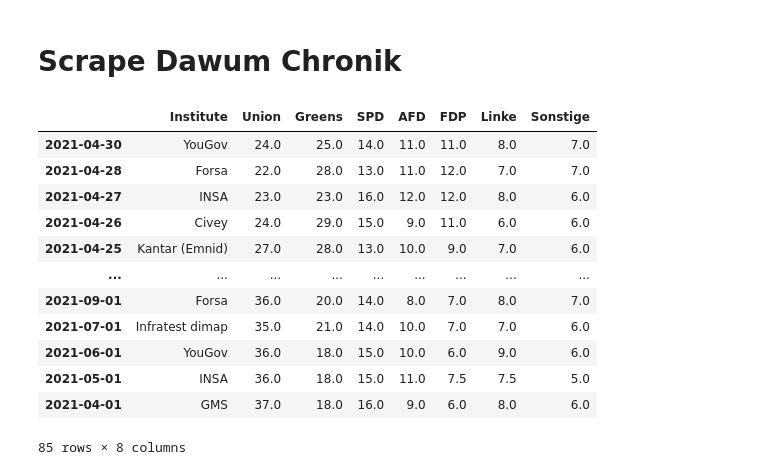
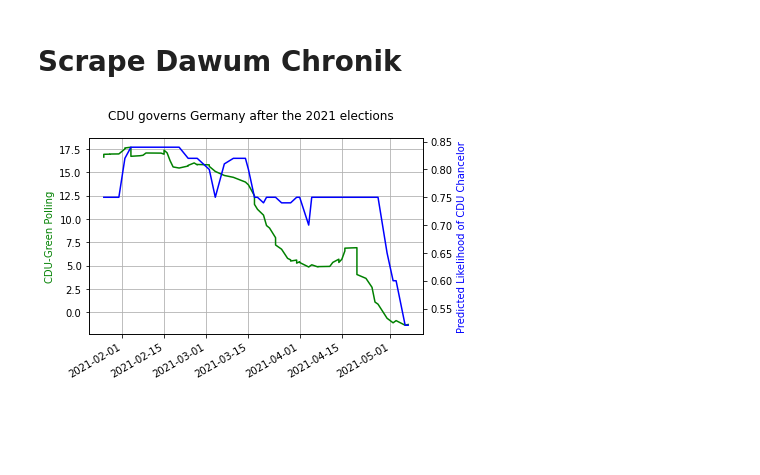
Before and after one commit to jan-felix/SLOG, a Jupyter notebook: Metculus_and_Dawum_Scraper.ipynb, the cells around one changed output. Drawn from its saved outputs; the diff is of its cells as text; code cells hidden in the pictures; blank space fills up the shorter version.

```diff
--- a/Metculus_and_Dawum_Scraper.ipynb
+++ b/Metculus_and_Dawum_Scraper.ipynb
@@ -112,30 +113,32 @@ rawr_data = pd.DataFrame(table_list)
 dates = rawr_data[0].str[0:10]
 institute =rawr_data[0].str[10:]
 
-rawr_data.columns = ["Institute","Union","Greens","SPD","AFD","FDP","Linke","Sonstige"]
+rawr_data.columns = ["Institute","Union","Greens","SPD","AFD","FDP","Linke","Freie Wähler","Sonstige"]
 
 institute = institute.str.replace('\xad', '')
 institute = [s.strip() for s in institute]
 rawr_data["Institute"] = institute
-
-rawr_data.index = pd.DatetimeIndex(pd.to_datetime(dates))
+rawr_data.index = pd.DatetimeIndex(pd.to_datetime(dates, dayfirst = True))
 rawr_data.index.name = None
 
 cols = ["Union","Greens","SPD","AFD","FDP","Linke","Sonstige"]
 rawr_data[cols] = rawr_data[cols].apply(lambda x: x.str.replace(',', '.').astype(float), axis=1)
+rawr_data = rawr_data.sort_index()
+
+rawr_data = rawr_data.ewm(halflife = 3).mean()
+comparison_df = pd.DataFrame()
+comparison_df["Union_Green_Gap"] = rawr_data["Union"]-rawr_data["Greens"]
+comparison_df= pd.merge(comparison_df, data_ts["community_prediction"], left_index=True, right_index=True)
-# %%
-rawr_data
-# %% [output]
-|  | Institute | Union | Greens | SPD | AFD | FDP | Linke | Sonstige |
-| 2021-04-30 | YouGov | 24.0 | 25.0 | 14.0 | 11.0 | 11.0 | 8.0 | 7.0 |
-| 2021-04-28 | Forsa | 22.0 | 28.0 | 13.0 | 11.0 | 12.0 | 7.0 | 7.0 |
-| 2021-04-27 | INSA | 23.0 | 23.0 | 16.0 | 12.0 | 12.0 | 8.0 | 6.0 |
-| 2021-04-26 | Civey | 24.0 | 29.0 | 15.0 | 9.0 | 11.0 | 6.0 | 6.0 |
-| 2021-04-25 | Kantar (Emnid) | 27.0 | 28.0 | 13.0 | 10.0 | 9.0 | 7.0 | 6.0 |
-| ... | ... | ... | ... | ... | ... | ... | ... | ... |
-| 2021-09-01 | Forsa | 36.0 | 20.0 | 14.0 | 8.0 | 7.0 | 8.0 | 7.0 |
-| 2021-07-01 | Infratest dimap | 35.0 | 21.0 | 14.0 | 10.0 | 7.0 | 7.0 | 6.0 |
-| 2021-06-01 | YouGov | 36.0 | 18.0 | 15.0 | 10.0 | 6.0 | 9.0 | 6.0 |
-| 2021-05-01 | INSA | 36.0 | 18.0 | 15.0 | 11.0 | 7.5 | 7.5 | 5.0 |
-| 2021-04-01 | GMS | 37.0 | 18.0 | 16.0 | 9.0 | 6.0 | 8.0 | 6.0 |
-85 rows × 8 columns
+# %%
+
+fig, axs = plt.subplots()
+fig.suptitle(question_name)
+axs.plot(comparison_df["Union_Green_Gap"], "green")
+axs.set_ylabel("CDU-Green Polling", color="green")
+axs.grid()
+axs1 = axs.twinx()
+axs1.plot(comparison_df["community_prediction"], "blue")
+axs1.set_ylabel("Predicted Likelihood of CDU Chancelor", color="blue")
+fig.autofmt_xdate()
+# %% [output]
+[figure, added]
```
Also changed, not shown: parts of 3 cells of this notebook.
